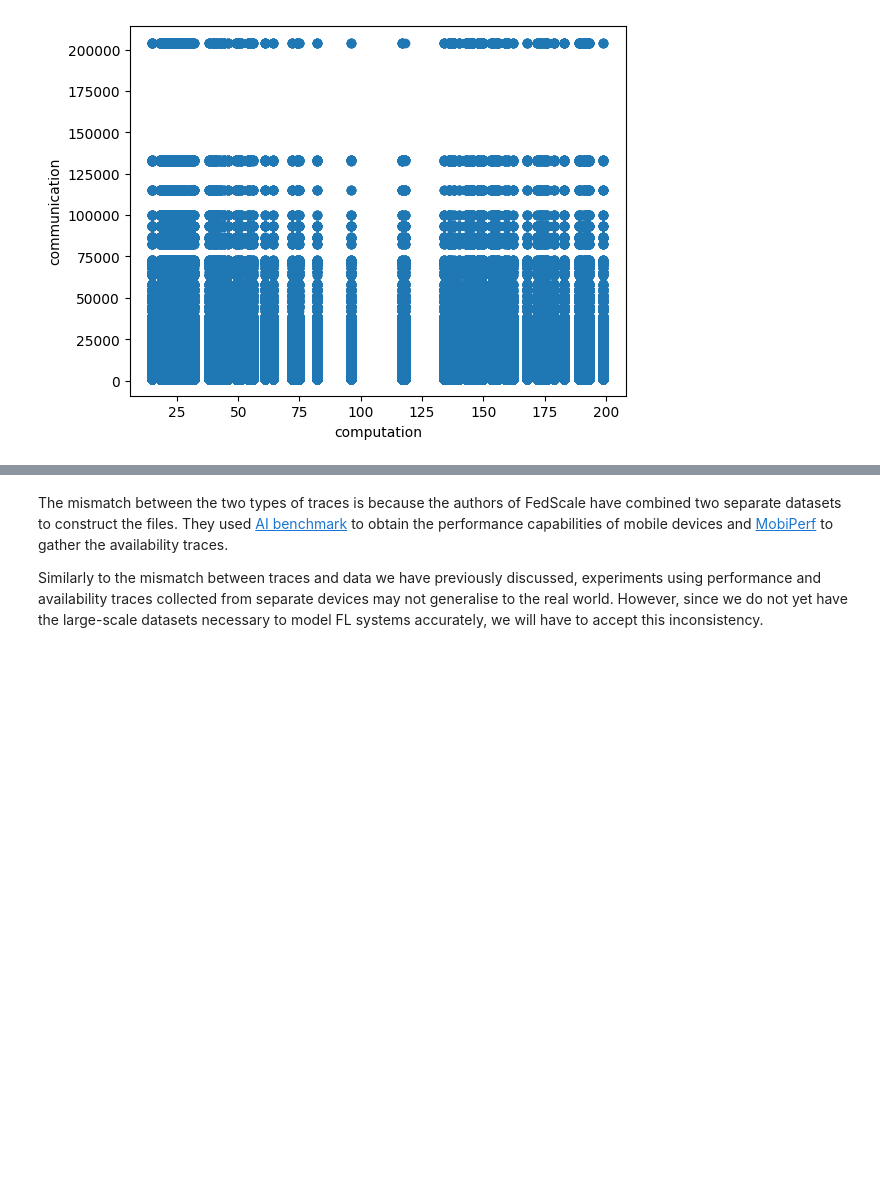
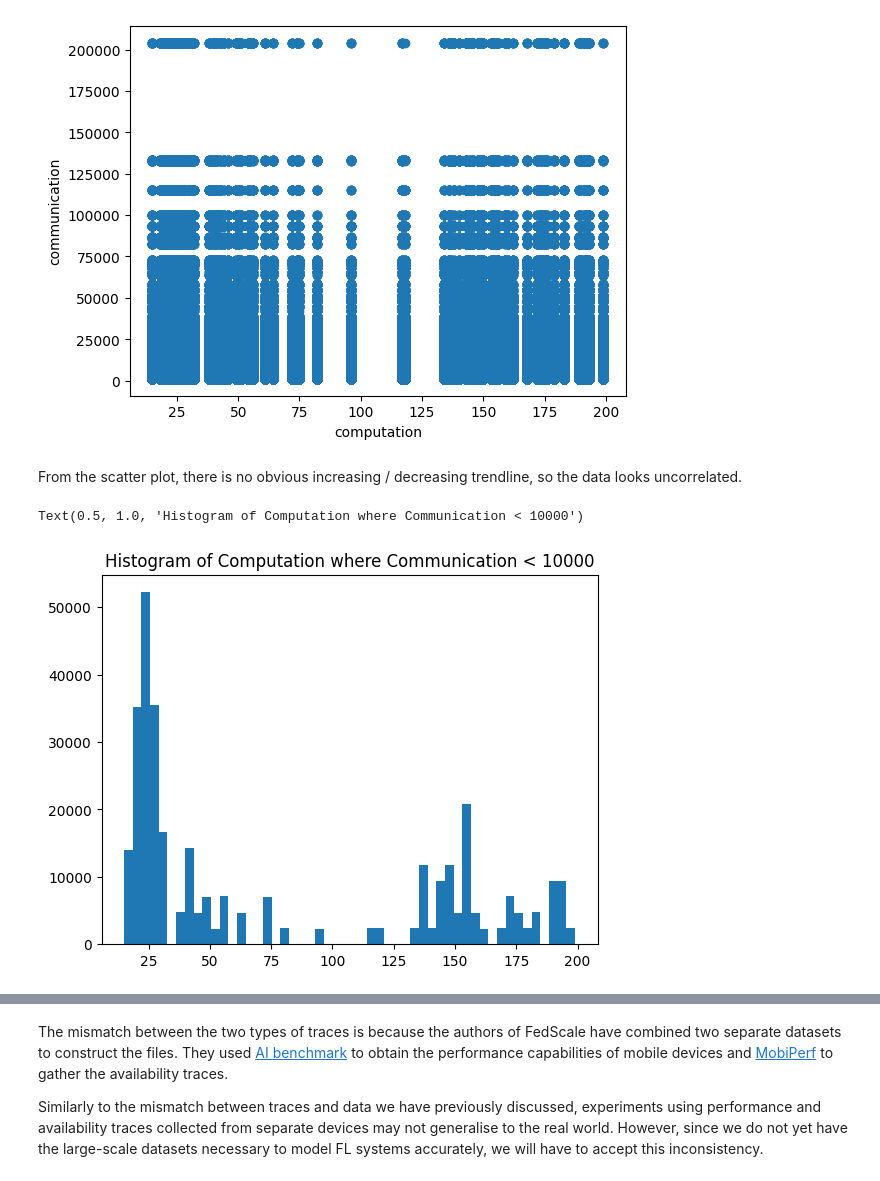
Before and after one commit to angnicholas26/L361-lab2-submission, a Jupyter notebook: L361_2025_Lab_2_2_Devices_Heterogeneity.ipynb, the cells around one changed output, grey strips where cells are left out. Drawn from its saved outputs; the diff is of its cells as text; code cells hidden in the pictures; blank space fills up the shorter version.

```diff
--- a/L361_2025_Lab_2_2_Devices_Heterogeneity.ipynb
+++ b/L361_2025_Lab_2_2_Devices_Heterogeneity.ipynb
@@ -616,11 +648,18 @@ plt.xlabel('computation')
 # %% [output]
 Text(0.5, 0, 'computation')
 [figure]
+# %% [markdown]
+From the scatter plot, there is no obvious increasing / decreasing trendline, so the data looks uncorrelated.
 # %%
 COMMUNICATION_THRESHOLD_1 = 10000
 COMMUNICATION_THRESHOLD_2 = 100000
 
 COMPUTATION_THRESHOLD_1 = 20
 COMPUTATION_THRESHOLD_2 = 100
 
-client_device_capacity['communication'] <
+client_device_capacity_communication_threshold_1 = client_device_capacity[client_device_capacity['communication'] < COMMUNICATION_THRESHOLD_1]
+plt.hist(client_device_capacity_communication_threshold_1['computation'], bins='auto')
+plt.title(f'Histogram of Computation where Communication < {COMMUNICATION_THRESHOLD_1}')
+# %% [output]
+Text(0.5, 1.0, 'Histogram of Computation where Communication < 10000')
+[figure, added]
```
Also changed, not shown: parts of 16 cells of this notebook, 3 other files.
